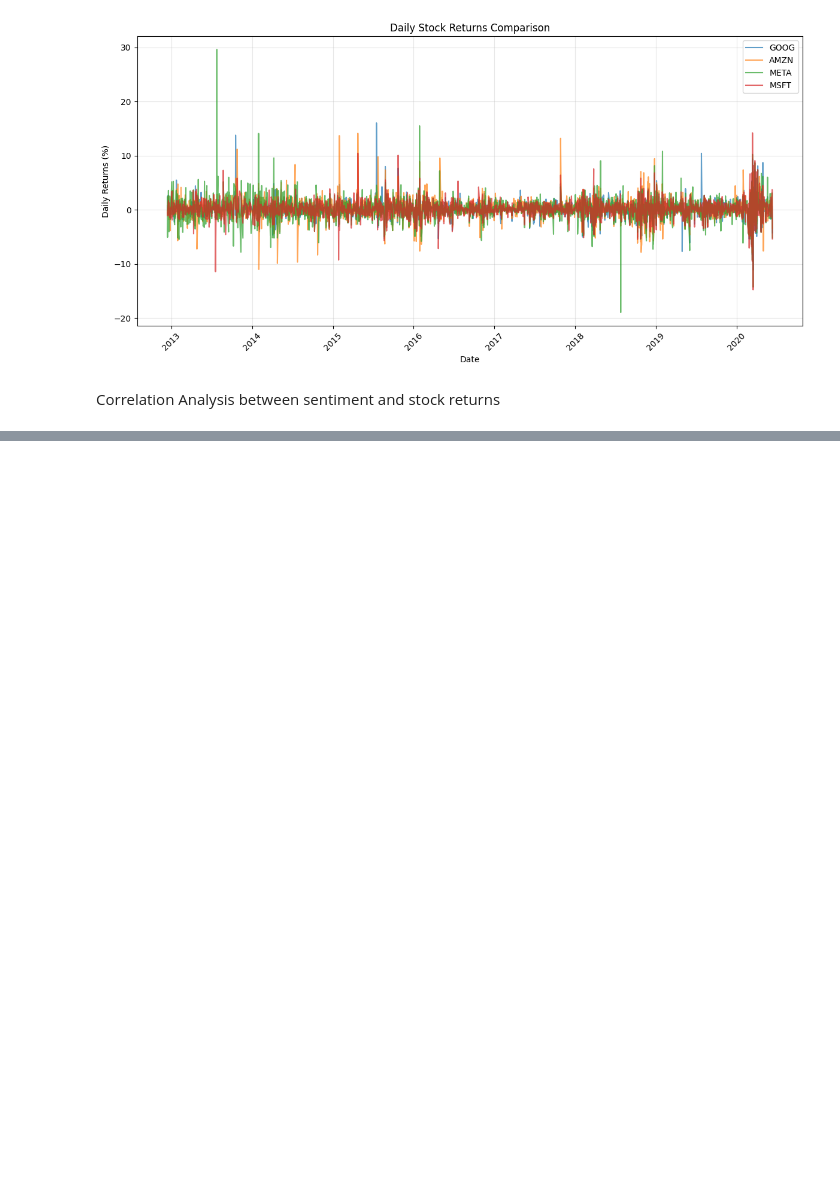
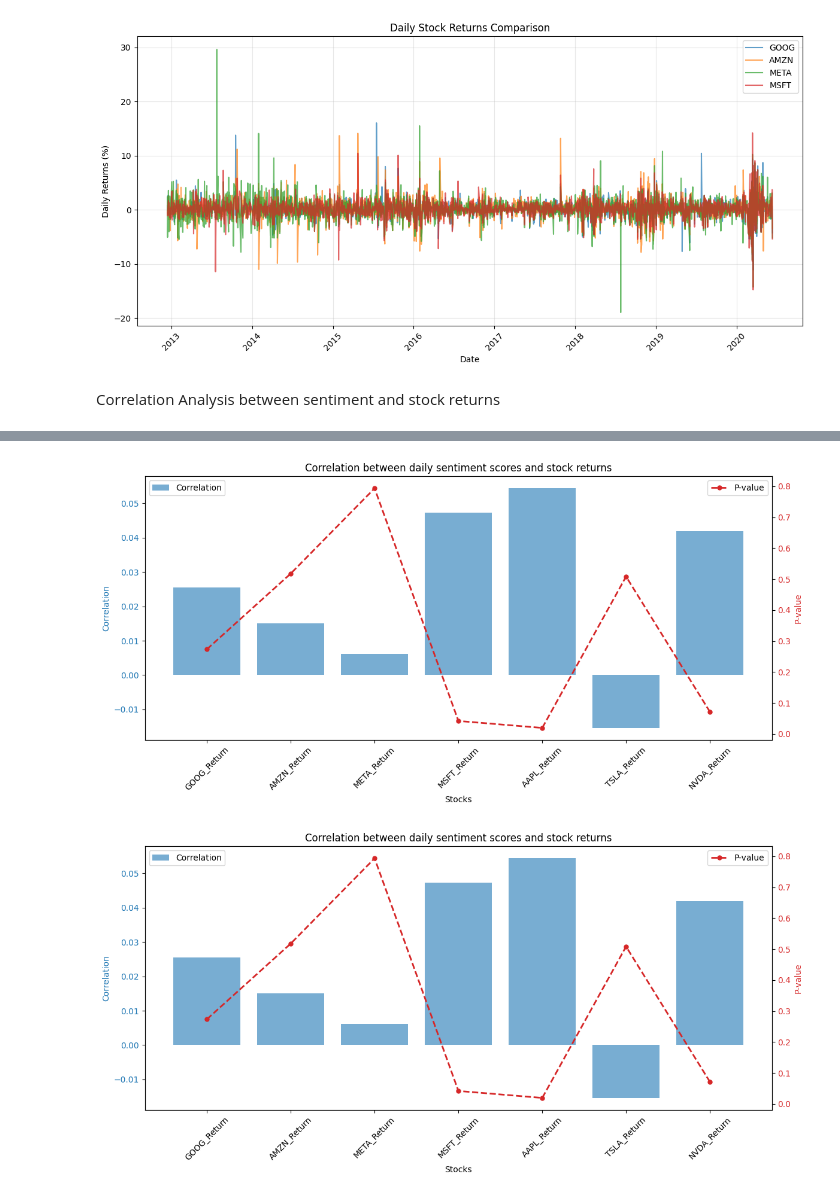
Before and after one commit to mussewold/kaim-week-1, a Jupyter notebook: notebooks/correlation_result.ipynb, the cells around one changed output, grey strips where cells are left out. Cells and saved outputs as stored; diff of their text form; code cells hidden in the pictures; blank space fills up the shorter version.

Commit message:
correlation with result analyzed

```diff
--- a/notebooks/correlation_result.ipynb
+++ b/notebooks/correlation_result.ipynb
@@ -122,6 +121,8 @@ stock_columns = [ 'GOOG_Return', 'AMZN_Return', 'META_Return', 'MSFT_Return']
 plot.plot_stock_returns(stock_df, stock_columns)
 # %% [output]
 [figure]
+# %%
+stock_columns = [ 'GOOG_Return', 'AMZN_Return', 'META_Return', 'MSFT_Return', 'AAPL_Return', 'TSLA_Return', 'NVDA_Return']
 # %% [markdown]
 Correlation Analysis between sentiment and stock returns
 # %%
@@ -182,0 +201,5 @@ for stock, stats in correlations.items():
+# %%
+plot.plot_correlation_analysis(correlations, 'Correlation between daily sentiment scores and stock returns')
+# %% [output]
+[figure, added]
+[figure, added]
```
Also changed, not shown: parts of 5 cells of this notebook, 1 other file.
